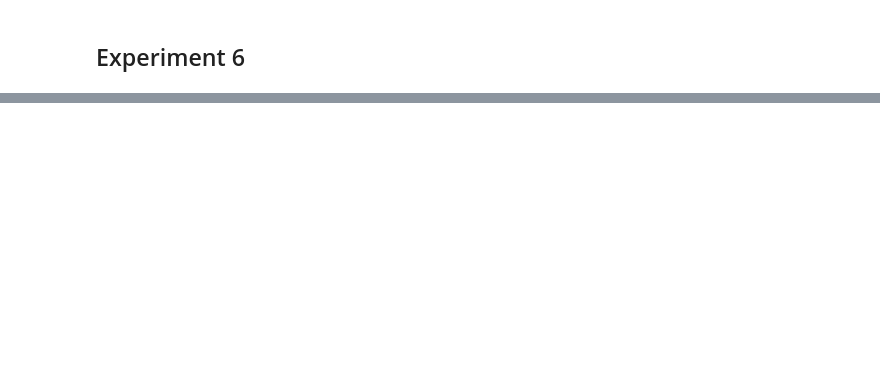
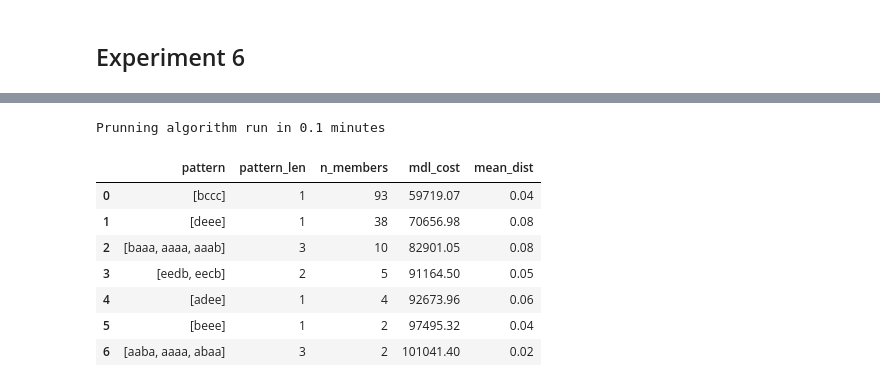
Before and after one commit to misilva73/manueverMotifs, a Jupyter notebook: notebooks/exp_lat_acc_motifs.ipynb, the cells around one changed output, grey strips where cells are left out. Drawn from its saved outputs; the diff is of its cells as text; code cells hidden in the pictures; blank space fills up the shorter version.

```diff
--- a/notebooks/exp_lat_acc_motifs.ipynb
+++ b/notebooks/exp_lat_acc_motifs.ipynb
@@ -241,0 +609,16 @@ np.save(os.path.join(output_folder, dist_file_name), center_dist_mat)
+# %%
+start_time = time.time()
+pruned_motif_dic_list = prune_motifs_with_mdl(ts, motif_dic_list, R)
+pruned_motif_df = create_motif_table(pruned_motif_dic_list)
+print("Prunning algorithm run in {} minutes".format(round((time.time() - start_time)/60, 2)))
+pruned_motif_df
+# %% [output]
+Prunning algorithm run in 0.1 minutes
+|  | pattern | pattern_len | n_members | mdl_cost | mean_dist |
+| 0 | [bccc] | 1 | 93 | 59719.07 | 0.04 |
+| 1 | [deee] | 1 | 38 | 70656.98 | 0.08 |
+| 2 | [baaa, aaaa, aaab] | 3 | 10 | 82901.05 | 0.08 |
+| 3 | [eedb, eecb] | 2 | 5 | 91164.50 | 0.05 |
+| 4 | [adee] | 1 | 4 | 92673.96 | 0.06 |
+| 5 | [beee] | 1 | 2 | 97495.32 | 0.04 |
+| 6 | [aaba, aaaa, abaa] | 3 | 2 | 101041.40 | 0.02 |
```
Also changed, not shown: parts of 42 cells of this notebook, 15 other files.
